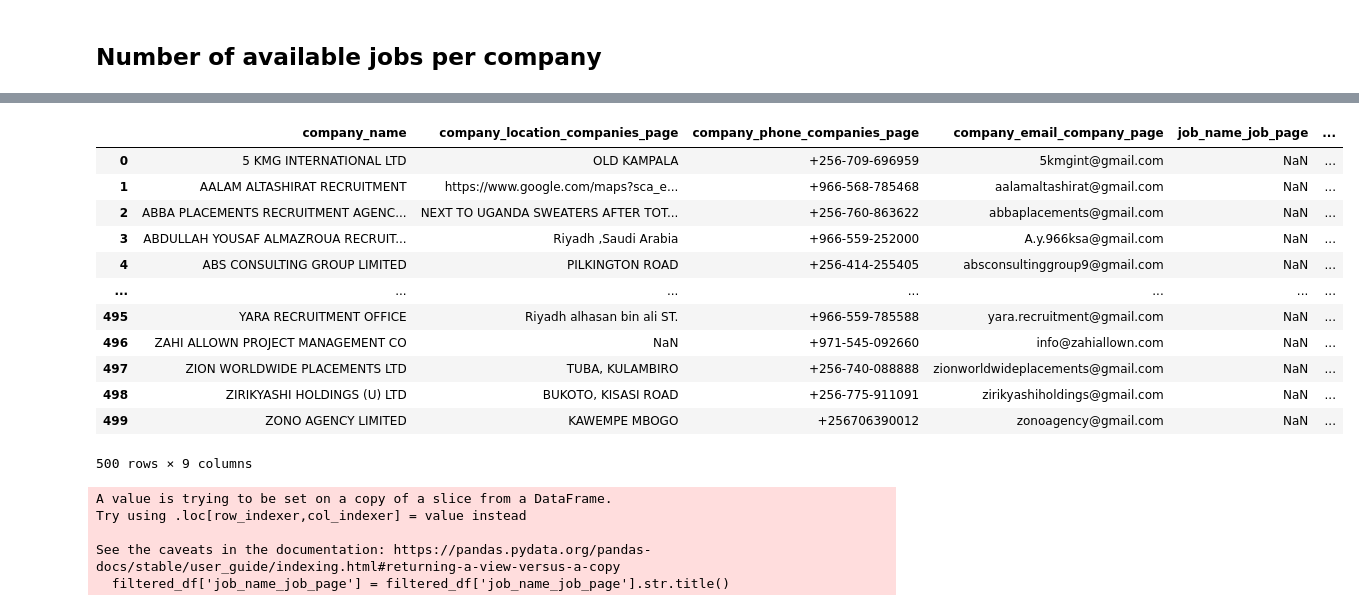
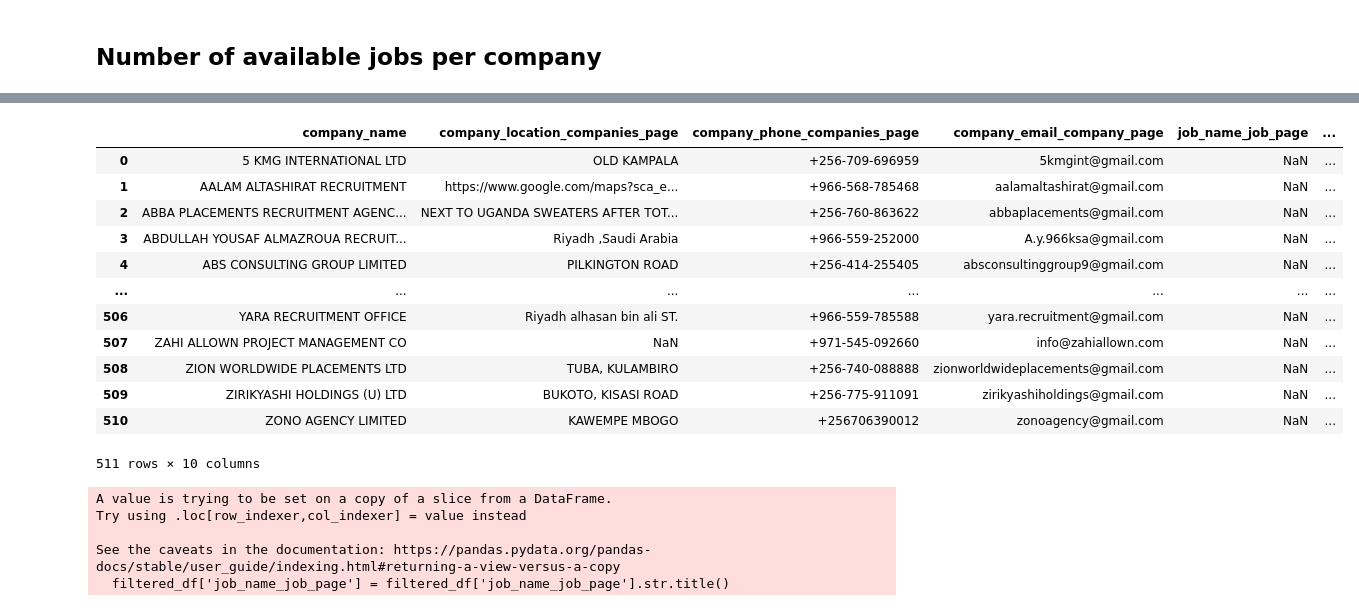
Before and after one commit to annikamcginnis/uganda-migrant-jobs-middleeast, a Jupyter notebook: 6. Mapping.ipynb, the cells around one changed output, grey strips where cells are left out. Saved outputs shown, nothing was run; the diff lists cells and outputs as text; code cells hidden in the pictures.

```diff
--- a/6. Mapping.ipynb
+++ b/6. Mapping.ipynb
@@ -84,20 +84,20 @@ df1
 # %%
-filtered_df = df[['company_name', 'company_location_companies_page', 'company_phone_companies_page', 'company_email_company_page', 'job_name_job_page', 'job_country_job_page', 'usd_conversion', 'job_length_years', 'company_reg_date_MMDDYYYY']]
+filtered_df = df[['company_name', 'company_location_companies_page', 'company_phone_companies_page', 'company_email_company_page', 'job_name_job_page', 'job_country_job_page', 'usd_conversion', 'job_length_years', 'company_reg_date_MMDDYYYY', 'active_job']]
 filtered_df
 # %% [output]
 |  | company_name | company_location_companies_page | company_phone_companies_page | company_email_company_page | job_name_job_page | ... |
 | 0 | 5 KMG INTERNATIONAL LTD | OLD KAMPALA | +256-709-696959 | 5kmgint@gmail.com | NaN | ... |
 | 1 | AALAM ALTASHIRAT RECRUITMENT | https://www.google.com/maps?sca_e... | +966-568-785468 | aalamaltashirat@gmail.com | NaN | ... |
 | 2 | ABBA PLACEMENTS RECRUITMENT AGENC... | NEXT TO UGANDA SWEATERS AFTER TOT... | +256-760-863622 | abbaplacements@gmail.com | NaN | ... |
 | 3 | ABDULLAH YOUSAF ALMAZROUA RECRUIT... | Riyadh ,Saudi Arabia | +966-559-252000 | A.y.966ksa@gmail.com | NaN | ... |
 | 4 | ABS CONSULTING GROUP LIMITED | PILKINGTON ROAD | +256-414-255405 | absconsultinggroup9@gmail.com | NaN | ... |
 | ... | ... | ... | ... | ... | ... | ... |
-| 495 | YARA RECRUITMENT OFFICE | Riyadh alhasan bin ali ST. | +966-559-785588 | yara.recruitment@gmail.com | NaN | ... |
-| 496 | ZAHI ALLOWN PROJECT MANAGEMENT CO | NaN | +971-545-092660 | info@zahiallown.com | NaN | ... |
-| 497 | ZION WORLDWIDE PLACEMENTS LTD | TUBA, KULAMBIRO | +256-740-088888 | zionworldwideplacements@gmail.com | NaN | ... |
-| 498 | ZIRIKYASHI HOLDINGS (U) LTD | BUKOTO, KISASI ROAD | +256-775-911091 | zirikyashiholdings@gmail.com | NaN | ... |
-| 499 | ZONO AGENCY LIMITED | KAWEMPE MBOGO | +256706390012 | zonoagency@gmail.com | NaN | ... |
+| 506 | YARA RECRUITMENT OFFICE | Riyadh alhasan bin ali ST. | +966-559-785588 | yara.recruitment@gmail.com | NaN | ... |
+| 507 | ZAHI ALLOWN PROJECT MANAGEMENT CO | NaN | +971-545-092660 | info@zahiallown.com | NaN | ... |
+| 508 | ZION WORLDWIDE PLACEMENTS LTD | TUBA, KULAMBIRO | +256-740-088888 | zionworldwideplacements@gmail.com | NaN | ... |
+| 509 | ZIRIKYASHI HOLDINGS (U) LTD | BUKOTO, KISASI ROAD | +256-775-911091 | zirikyashiholdings@gmail.com | NaN | ... |
+| 510 | ZONO AGENCY LIMITED | KAWEMPE MBOGO | +256706390012 | zonoagency@gmail.com | NaN | ... |
-500 rows × 9 columns
+511 rows × 10 columns
 # %%
 filtered_df['job_name_job_page'] = filtered_df['job_name_job_page'].str.title()
 # %% [output]
```
Also changed, not shown: parts of 19 cells of this notebook, 3 other files.
